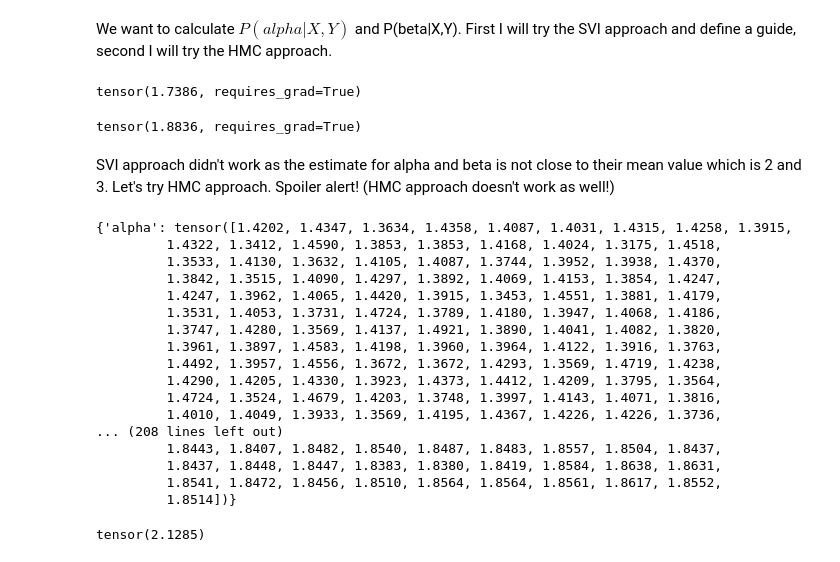
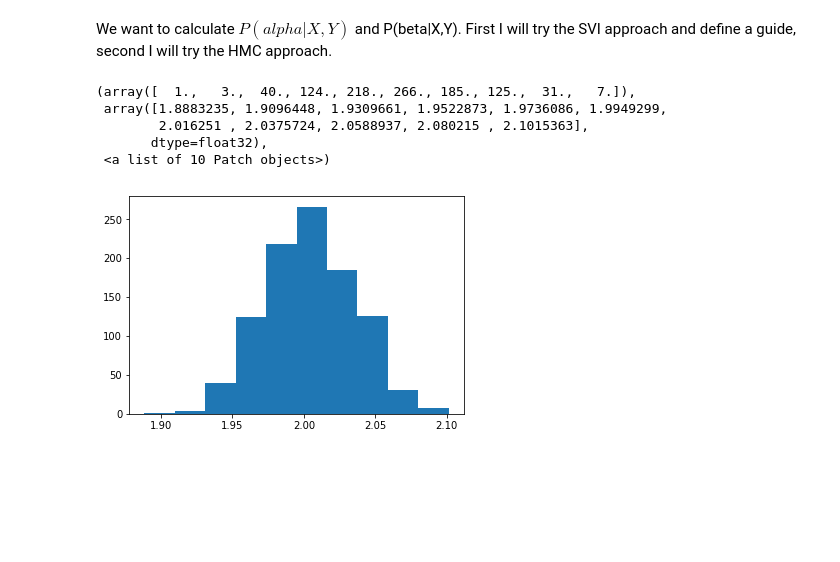
Before and after one commit to altdeep/causalML, a Jupyter notebook: tutorials/Independence_of_mechanisms/indep_mechanism.ipynb, the cells around one changed output. Saved outputs shown, nothing was run; the diff lists cells and outputs as text; code cells hidden in the pictures; blank space fills up the shorter version.

```diff
--- a/tutorials/Independence_of_mechanisms/indep_mechanism.ipynb
+++ b/tutorials/Independence_of_mechanisms/indep_mechanism.ipynb
@@ -11,14 +11,8 @@ import pandas as pd
 import matplotlib.pyplot as plt
 from pyro.poutine import trace
 from pprint import pprint
+import math
 #from matplotlib.pyplot import hist
 #true model
-def true_model(n):
-    alpha = pyro.sample('alpha', dist.Normal(2.0, 1.0))
-    beta = pyro.sample('beta', dist.Normal(3.0,1.0))
-    with pyro.plate('data', n):
-        X = pyro.sample('X', dist.Normal(alpha,1.0))
-        Y_mean = beta*(X**2)+1
-        Y = pyro.sample('Y', dist.Normal(Y_mean,1.0))
-    return X,Y
-true_model(10)
+from matplotlib import pyplot as plt
+from torch import nn
@@ -52,6 +51,8 @@ pd.DataFrame(traces).hist()
 # %% [markdown]
 We want to calculate $P(alpha|X,Y)$ and P(beta|X,Y). First I will try the SVI approach and define a guide, second I will try the HMC approach.
 # %%
-x_data, y_data = true_model(1000)
+n = 1000
+x_data, y_data = transmitter(n)
 conditioned_true_model = pyro.condition(true_model, data = {"X":x_data, "Y":y_data})
+conditioned_wrong_model = pyro.condition(wrong_model, data = {"X":x_data, "Y":y_data})
 #conditioned_true_model(10)
@@ -71,48 +59,22 @@ for i in range(5000):
-# %%
-# a is not close to 2
-pyro.param("a")
-# %% [output]
-tensor(1.7386, requires_grad=True)
-# %%
-# b is not close to 3
-pyro.param("b")
-# %% [output]
-tensor(1.8836, requires_grad=True)
-# %% [markdown]
-SVI approach didn't work as the estimate for alpha and beta is not close to their mean value which is 2 and 3. Let's try HMC approach. Spoiler alert! (HMC approach doesn't work as well!)
 # %%
 from pyro.infer.mcmc import MCMC
-from pyro.infer.mcmc.nuts import HMC
+from pyro.infer.mcmc.nuts import HMC, NUTS
 from pyro.infer import EmpiricalMarginal
 import matplotlib.pyplot as plt
 
-n = 1000
 alpha_prior = 2.
-hmc_kernel = HMC(conditioned_true_model, step_size=0.9, num_steps=4)
-posterior = MCMC(hmc_kernel,
+nuts_kernel = NUTS(conditioned_true_model, adapt_step_size=True)
+posterior = MCMC(nuts_kernel,
                  num_samples=1000,
                  warmup_steps=50)
 posterior.run(n) #gives list of tuples of alpha and beta
-posterior.get_samples() #dic keys are alpha and beta
+samples = posterior.get_samples() #dic keys are alpha and beta
-# %% [output]
-{'alpha': tensor([1.4202, 1.4347, 1.3634, 1.4358, 1.4087, 1.4031, 1.4315, 1.4258, 1.3915,
-         1.4322, 1.3412, 1.4590, 1.3853, 1.3853, 1.4168, 1.4024, 1.3175, 1.4518,
-         1.3533, 1.4130, 1.3632, 1.4105, 1.4087, 1.3744, 1.3952, 1.3938, 1.4370,
-         1.3842, 1.3515, 1.4090, 1.4297, 1.3892, 1.4069, 1.4153, 1.3854, 1.4247,
-         1.4247, 1.3962, 1.4065, 1.4420, 1.3915, 1.3453, 1.4551, 1.3881, 1.4179,
-         1.3531, 1.4053, 1.3731, 1.4724, 1.3789, 1.4180, 1.3947, 1.4068, 1.4186,
-         1.3747, 1.4280, 1.3569, 1.4137, 1.4921, 1.3890, 1.4041, 1.4082, 1.3820,
-         1.3961, 1.3897, 1.4583, 1.4198, 1.3960, 1.3964, 1.4122, 1.3916, 1.3763,
-         1.4492, 1.3957, 1.4556, 1.3672, 1.3672, 1.4293, 1.3569, 1.4719, 1.4238,
-         1.4290, 1.4205, 1.4330, 1.3923, 1.4373, 1.4412, 1.4209, 1.3795, 1.3564,
-         1.4724, 1.3524, 1.4679, 1.4203, 1.3748, 1.3997, 1.4143, 1.4071, 1.3816,
-         1.4010, 1.4049, 1.3933, 1.3569, 1.4195, 1.4367, 1.4226, 1.4226, 1.3736,
-... (208 lines left out)
-         1.8443, 1.8407, 1.8482, 1.8540, 1.8487, 1.8483, 1.8557, 1.8504, 1.8437,
-         1.8437, 1.8448, 1.8447, 1.8383, 1.8380, 1.8419, 1.8584, 1.8638, 1.8631,
-         1.8541, 1.8472, 1.8456, 1.8510, 1.8564, 1.8564, 1.8561, 1.8617, 1.8552,
-         1.8514])}
-# %%
-posterior.get_samples()['beta'].mean()
-# %% [output]
-tensor(2.1285)
+# %%
+plt.hist(samples['alpha'])
+# %% [output]
+(array([  1.,   3.,  40., 124., 218., 266., 185., 125.,  31.,   7.]),
+ array([1.8883235, 1.9096448, 1.9309661, 1.9522873, 1.9736086, 1.9949299,
+        2.016251 , 2.0375724, 2.0588937, 2.080215 , 2.1015363],
+       dtype=float32),
+ <a list of 10 Patch objects>)
+[figure, added]
```
Also changed, not shown: parts of 11 cells of this notebook.
